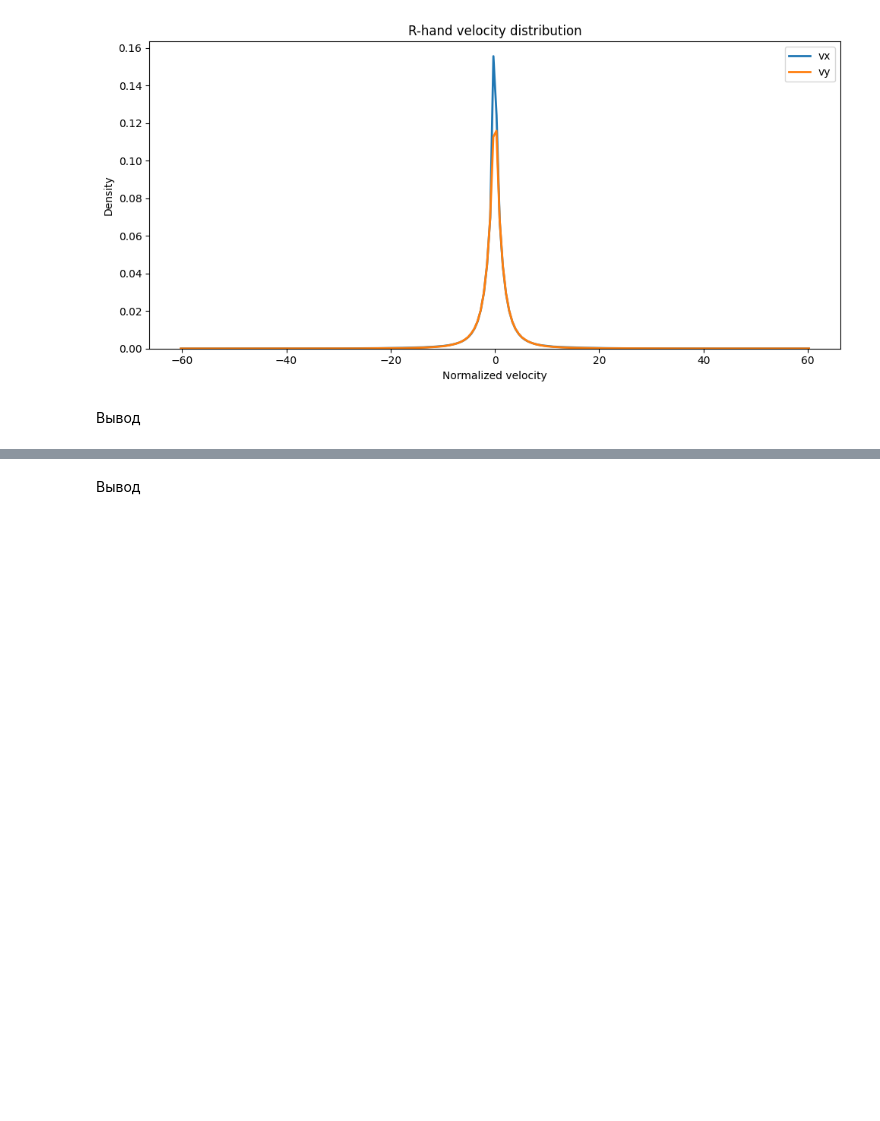
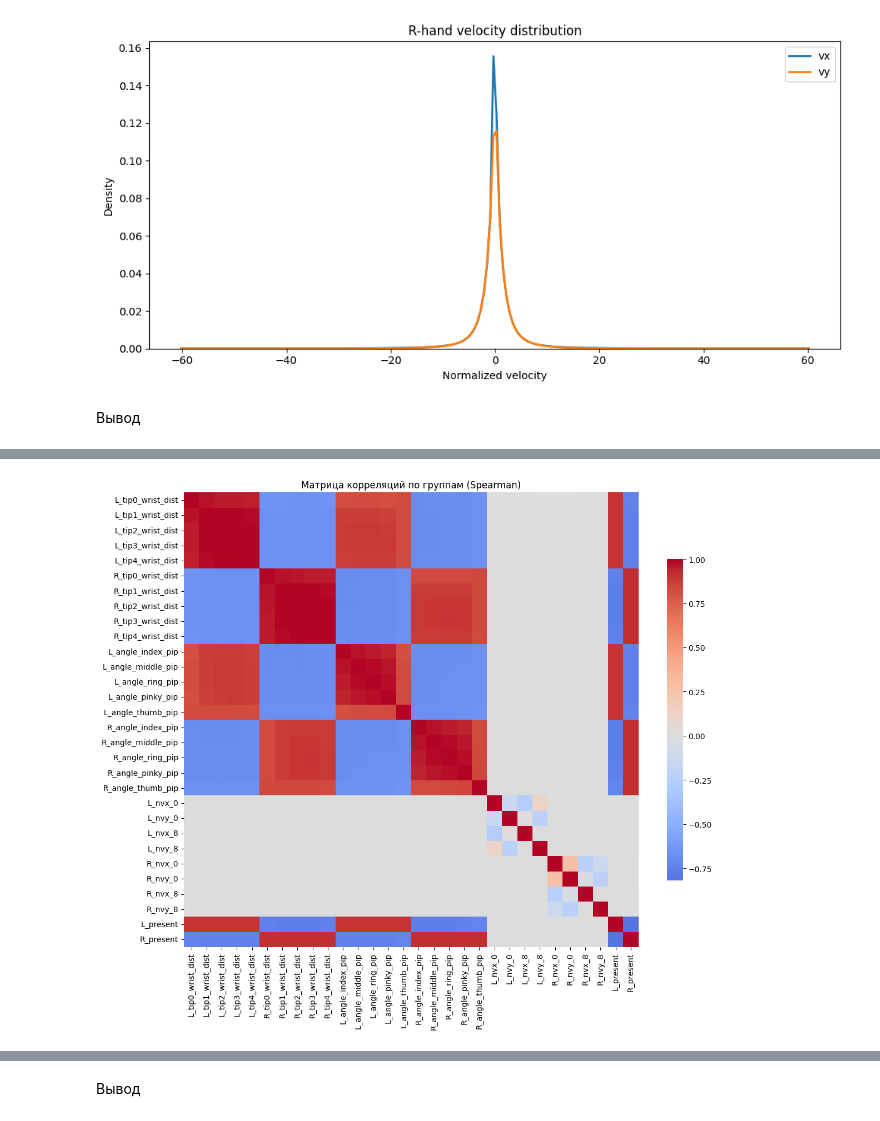
Before and after one commit to MaGmYmS/prequet_dataset_hand_washing_movemets, a Jupyter notebook: Classification_hand_washing_movements_step_2.ipynb, the cells around one changed output, grey strips where cells are left out. Saved outputs shown, nothing was run; the diff lists cells and outputs as text; code cells hidden in the pictures; blank space fills up the shorter version.

```diff
--- a/Classification_hand_washing_movements_step_2.ipynb
+++ b/Classification_hand_washing_movements_step_2.ipynb
@@ -684 +807,8 @@ plt.show()
+# %%
+plot_corr_heatmap(
+    spearman_corr,
+    "Матрица корреляций по группам (Spearman)"
+)
+# %% [output]
+[figure, added]
 # %% [markdown]
```
Also changed, not shown: parts of 45 cells of this notebook, 2 other files.
